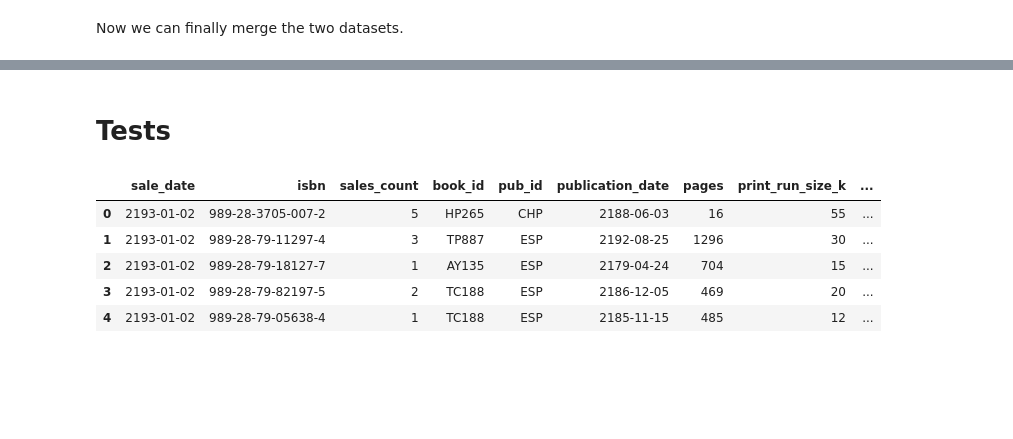
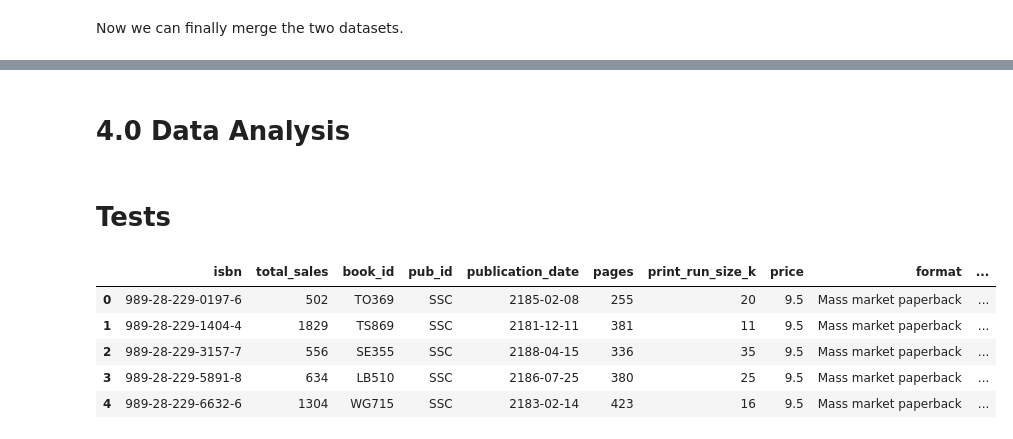
Before and after one commit to jvictorjordao/Projeto-BiblioTech-Insights, a Jupyter notebook: EDA.ipynb, the cells around one changed output, grey strips where cells are left out. Cells and saved outputs as stored; diff of their text form; code cells hidden in the pictures; blank space fills up the shorter version.

```diff
--- a/EDA.ipynb
+++ b/EDA.ipynb
@@ -318,0 +321,14 @@ df_sales = pd.merge(sales, df, how='left', on=['book_id', 'pub_id'])
+# %%
+# Create dataset with the total sales for each book
+sales_per_book = df_sales.groupby('isbn').agg(total_sales=('sales_count', 'sum')).reset_index()
+# %%
+# Create dataset with the books info
+book_info = df_sales.drop(columns=['sale_date', 'sales_count']).drop_duplicates()
+# %%
+# Merge the two datasets
+sales_total = pd.merge(sales_per_book, book_info, how='left', on='isbn')
+# %%
+# Create a column for the total revenue for each book
+sales_total['total_revenue'] = sales_total['total_sales'] * sales_total['price']
+# %% [markdown]
+# 4.0 Data Analysis
@@ -319,11 +360,11 @@ df_sales = pd.merge(sales, df, how='left', on=['book_id', 'pub_id'])
 # %% [markdown]
 # Tests
 # %%
-df_sales.head()
+sales_total.head()
 # %% [output]
-|  | sale_date | isbn | sales_count | book_id | pub_id | publication_date | pages | print_run_size_k | ... |
-| 0 | 2193-01-02 | 989-28-3705-007-2 | 5 | HP265 | CHP | 2188-06-03 | 16 | 55 | ... |
-| 1 | 2193-01-02 | 989-28-79-11297-4 | 3 | TP887 | ESP | 2192-08-25 | 1296 | 30 | ... |
-| 2 | 2193-01-02 | 989-28-79-18127-7 | 1 | AY135 | ESP | 2179-04-24 | 704 | 15 | ... |
-| 3 | 2193-01-02 | 989-28-79-82197-5 | 2 | TC188 | ESP | 2186-12-05 | 469 | 20 | ... |
-| 4 | 2193-01-02 | 989-28-79-05638-4 | 1 | TC188 | ESP | 2185-11-15 | 485 | 12 | ... |
+|  | isbn | total_sales | book_id | pub_id | publication_date | pages | print_run_size_k | price | format | ... |
+| 0 | 989-28-229-0197-6 | 502 | TO369 | SSC | 2185-02-08 | 255 | 20 | 9.5 | Mass market paperback | ... |
+| 1 | 989-28-229-1404-4 | 1829 | TS869 | SSC | 2181-12-11 | 381 | 11 | 9.5 | Mass market paperback | ... |
+| 2 | 989-28-229-3157-7 | 556 | SE355 | SSC | 2188-04-15 | 336 | 35 | 9.5 | Mass market paperback | ... |
+| 3 | 989-28-229-5891-8 | 634 | LB510 | SSC | 2186-07-25 | 380 | 25 | 9.5 | Mass market paperback | ... |
+| 4 | 989-28-229-6632-6 | 1304 | WG715 | SSC | 2183-02-14 | 423 | 16 | 9.5 | Mass market paperback | ... |
```
Also changed, not shown: parts of 8 cells of this notebook, 1 other file.
